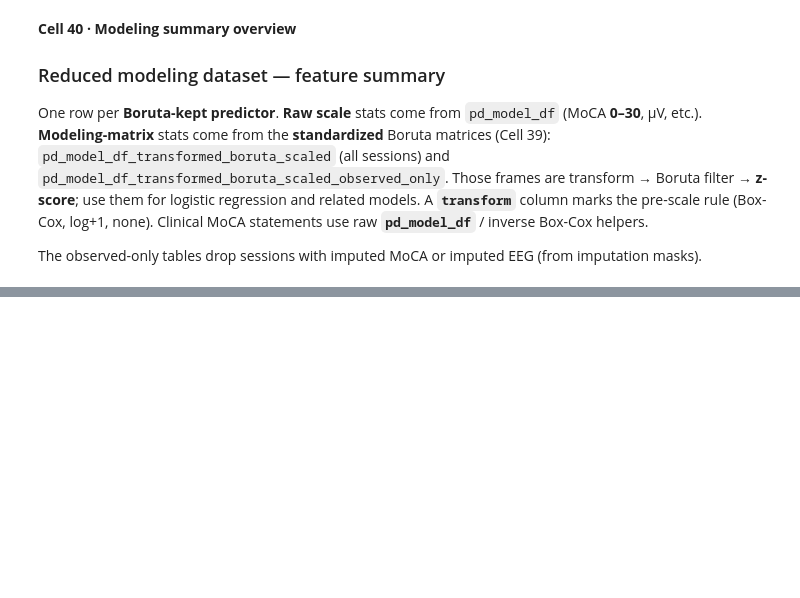
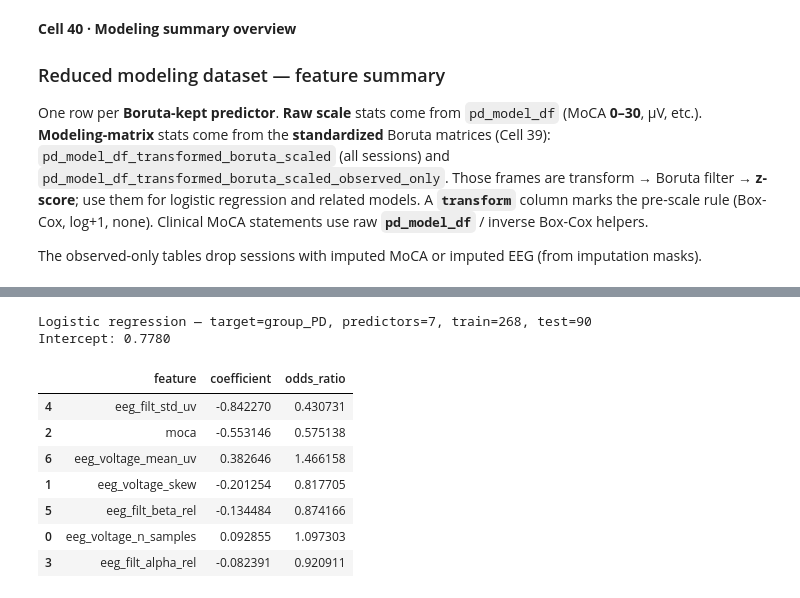
Before and after one commit to tnewman10/DDDM, a Jupyter notebook: Parkinson's Diagnosis/ds008768/PD Model.ipynb, the cells around one changed output, grey strips where cells are left out. Saved outputs shown, nothing was run; the diff lists cells and outputs as text; code cells hidden in the pictures; blank space fills up the shorter version.

```diff
--- a/Parkinson's Diagnosis/ds008768/PD Model.ipynb
+++ b/Parkinson's Diagnosis/ds008768/PD Model.ipynb
@@ -3546,0 +3557,61 @@ display(_modeling_feature_summary(modeling_obs_df, MODELING_SUMMARY_FEATURES))
+# %%
+# Cell 43 · Fit binary logistic regression (PD vs Control)
+import numpy as np
+from sklearn.linear_model import LogisticRegression
+from sklearn.model_selection import train_test_split
+
+if "pd_model_df_transformed_boruta_scaled" not in globals():
+    raise NameError("Run Cell 39 (scale modeling matrices) first.")
+if "MODELING_PREDICTOR_COLS" not in globals():
+    raise NameError("Run Cell 39 (scale modeling matrices) first.")
+
+TARGET_COL = "group_PD"
+modeling_frame = pd_model_df_transformed_boruta_scaled.copy()
+if TARGET_COL not in modeling_frame.columns:
+    raise KeyError(f"Missing target column {TARGET_COL}")
+
+valid = modeling_frame[TARGET_COL].notna() & modeling_frame[TARGET_COL].isin([0, 1])
+modeling_frame = modeling_frame.loc[valid].copy()
+
+X = modeling_frame[MODELING_PREDICTOR_COLS].astype(float)
+y = modeling_frame[TARGET_COL].astype(int)
+
+if X.isna().any().any():
+    raise ValueError("Predictors contain NaN — re-run imputation / scaling cells.")
+
+X_train, X_test, y_train, y_test = train_test_split(
+    X,
+    y,
+    test_size=0.25,
+    random_state=42,
+    stratify=y,
+)
+
+pd_logistic_model = LogisticRegression(max_iter=5000)
+pd_logistic_model.fit(X_train, y_train)
+
+logistic_coef_table = pd.DataFrame(
+    {
+        "feature": MODELING_PREDICTOR_COLS,
+        "coefficient": pd_logistic_model.coef_.ravel(),
+    }
+)
+logistic_coef_table["odds_ratio"] = np.exp(logistic_coef_table["coefficient"])
+
+print(
+    f"Logistic regression — target={TARGET_COL}, predictors={len(MODELING_PREDICTOR_COLS)}, "
+    f"train={len(y_train)}, test={len(y_test)}"
+)
+print(f"Intercept: {float(pd_logistic_model.intercept_[0]):.4f}")
+display(logistic_coef_table.sort_values("coefficient", key=lambda s: s.abs(), ascending=False))
+# %% [output]
+Logistic regression — target=group_PD, predictors=7, train=268, test=90
+Intercept: 0.7780
+|  | feature | coefficient | odds_ratio |
+| 4 | eeg_filt_std_uv | -0.842270 | 0.430731 |
+| 2 | moca | -0.553146 | 0.575138 |
+| 6 | eeg_voltage_mean_uv | 0.382646 | 1.466158 |
+| 1 | eeg_voltage_skew | -0.201254 | 0.817705 |
+| 5 | eeg_filt_beta_rel | -0.134484 | 0.874166 |
+| 0 | eeg_voltage_n_samples | 0.092855 | 1.097303 |
+| 3 | eeg_filt_alpha_rel | -0.082391 | 0.920911 |
```
Also changed, not shown: parts of 5 cells of this notebook, 21 other files.
